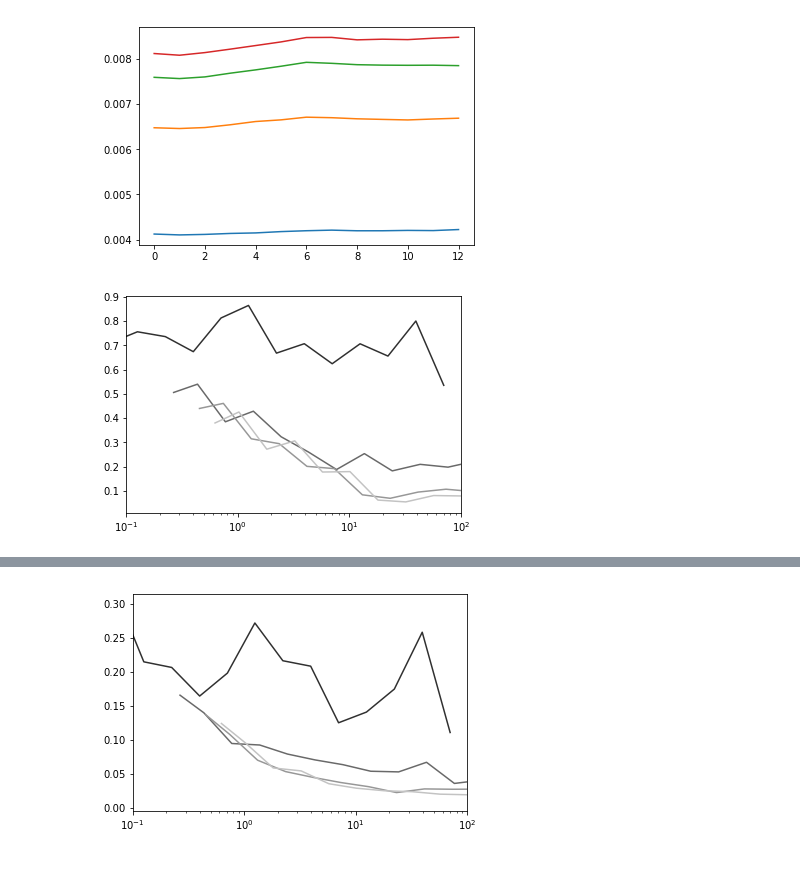
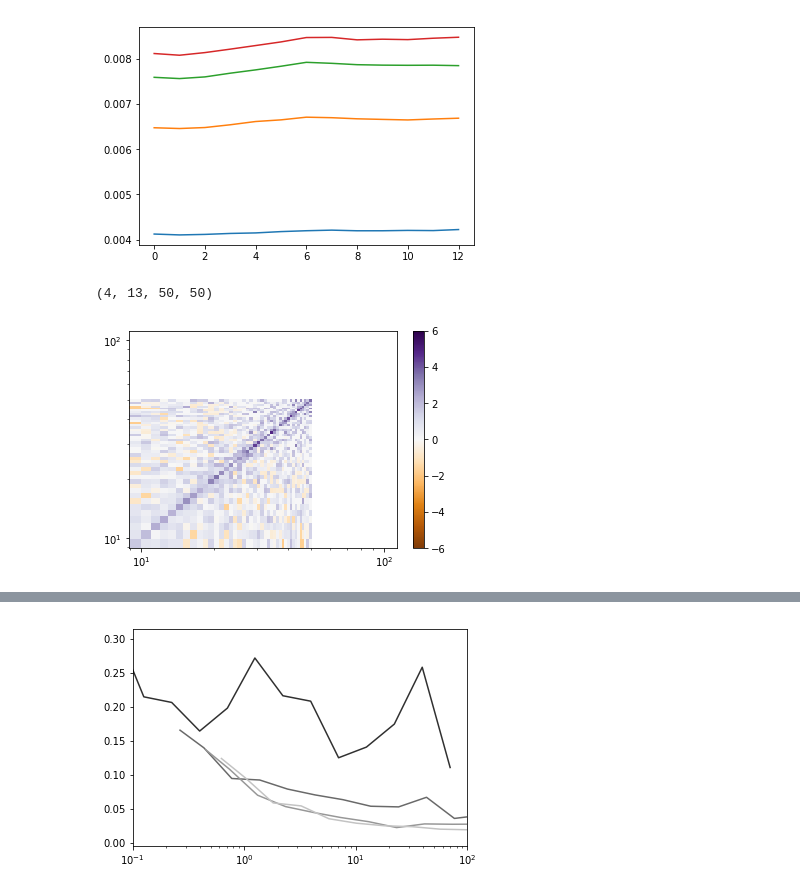
Before and after one commit to dp-rice/multiplemergers, a Jupyter notebook: notebooks/joint_sfs_by_r.ipynb, the cells around one changed output, grey strips where cells are left out. Cells and saved outputs as stored; diff of their text form; code cells hidden in the pictures.

```diff
--- a/notebooks/joint_sfs_by_r.ipynb
+++ b/notebooks/joint_sfs_by_r.ipynb
@@ -385,18 +395,14 @@ offdiag = (np.nansum(wPMI_clean, axis=3) - diag)
-# %%
-#plt.figure(figsize=(4,8))
-for i in range(n_bins):
-    #r = r_bins[i]+0.5
-    r = r_means[i]
-
-    #ax = plt.subplot(3,1,1)
-    #plt.plot(np.array(d_list)+1, np.nanmean(offdiag[i,:,:], axis=1), color=str(r/5))
-
-    #ax = plt.subplot(3,1,2)
-    #plt.plot((np.array(d_list)+1)*r, np.nanmean(offdiag[i,:,:], axis=1), color=str(r/5))
-
-    #ax = plt.subplot(3,1,3)
-    plt.semilogx(a*(np.array(d_list)+1)*r*np.mean(PI[i,:]), np.nanmean(offdiag[i,:,:], axis=1)/np.mean(PI[i,:]**2), color=str(r/5))
-    plt.xlim([0.1,100])
-plt.show()
-# %% [output]
-[figure, removed]
+# %%
+print(wPMI_clean.shape)
+# %% [output]
+(4, 13, 50, 50)
+# %%
+PMI_clean = np.copy(PMI[:,:,1:,1:])
+PMI_clean[np.isinf(PMI[:,:,1:,1:])] = 0
+plt.pcolor(PMI_clean[1,0,:,:], cmap='PuOr', vmin=-6, vmax=6)
+plt.xscale('log')
+plt.yscale('log')
+plt.colorbar()
+plt.show()
+# %% [output]
+[figure, added]
```
Also changed, not shown: parts of 18 cells of this notebook, 3 other files.
